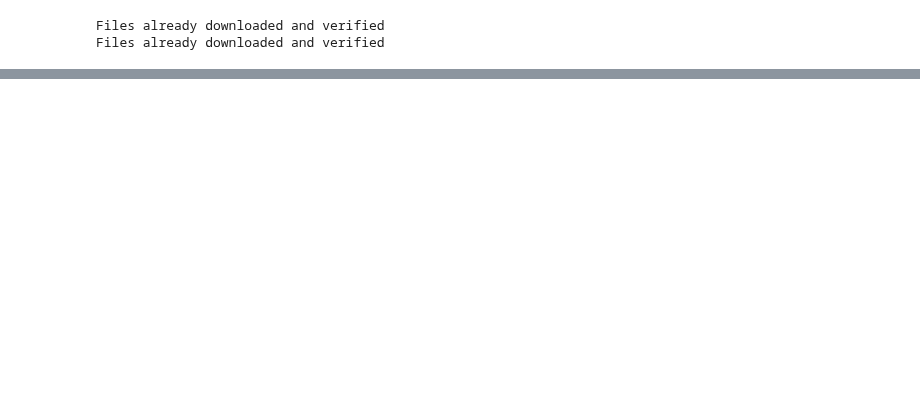
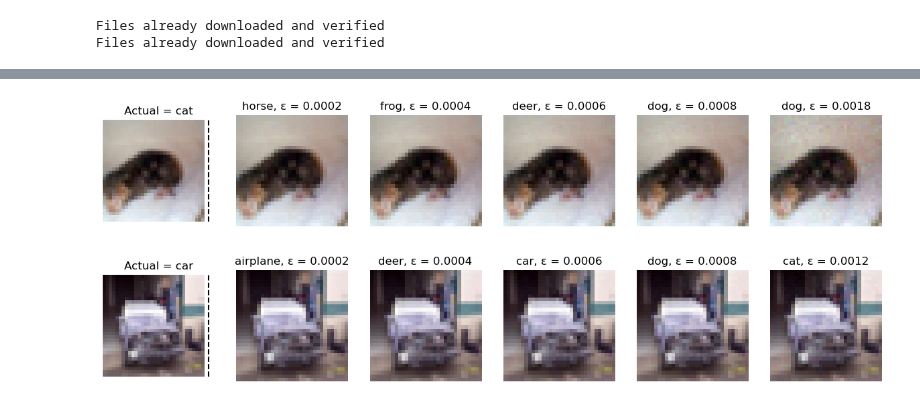
Before and after one commit to holzhauk/LocalLearning, a Jupyter notebook: notebooks/Attacks and boxplots .ipynb, the cells around one changed output, grey strips where cells are left out. Cells and saved outputs as stored; diff of their text form; code cells hidden in the pictures; blank space fills up the shorter version.

Commit message:
Something is maybe wrong with the labels printed above the images

```diff
--- a/notebooks/Attacks and boxplots .ipynb
+++ b/notebooks/Attacks and boxplots .ipynb
@@ -119,7 +119,7 @@ def data_critirium(
 
     return data, lab_data
 # %%
-max_num_steps = 20000
+max_num_steps = 10000
 step_size = 0.0001
 eps_start = 0
 
@@ -286,12 +284,10 @@ def plot_accuracy_vs_epsilon(accuracy_dict, actual_accuray_dict, modeltype):
 # %%
-idx = 42
-
 def MinMaxNorm(x: np.array) -> np.array:
         mi = np.amin(x)
         ma = np.amax(x)
         return (x - mi) / (ma - mi)
 
-def show_image(features):
+def show_image(features, idx):
 
     f_np = features.detach().cpu().numpy()
     HM = np.zeros((32, 32, 3))
@@ -301,29 +297,22 @@ def show_image(features):
     plt.axis("off")
     plt.imshow(HM, vmin=-nc, vmax=+nc)
 
-def plot_images(images):
+def plot_images(images, ilist, idxx=42):
+    n = len(ilist)
+    plt.figure(figsize=(15, 5))
 
-    N = len(images)
-
-    ilist = [i for i in range(2,N+2)]
-    plt.figure(figsize=(15,5))
-
-    plt.subplot(1,N+1,1)
-    show_image(images[0][3])
-    plt.title(f"Actual = {label_names[images[0][1][idx]]}")
-
+    plt.subplot(1, n+1, 1)
+    show_image(images[0][0], idxx)
+    plt.title(f"Actual = {label_names[images[0][1][idxx]]}")
     plt.axvline(x=33, color='k', linestyle='--')
 
-    for image,i in zip(images[1:],ilist):
+    for i, idx in enumerate(ilist):
+        image = images[idx]
+        plt.subplot(1, n+1, i+2)
+        show_image(image[0], idxx)
+        predicted_idx = int(image[2][idx])
+        plt.title(f"{label_names[predicted_idx]}, ε = {image[-1]:.5}")
 
-        plt.subplot(1,N+1,i)
-        show_image(image[0])
-
-        predicted_idx = int(image[2][idx])
-
-        plt.title(f"{label_names[predicted_idx]}, ε = {image[-1]}")
-
-    #plt.suptitle("Actual, predicted")
     plt.show()
 # %%
 # functions for downloading models in load_models.py
@@ -341,6 +333,9 @@ plot_accuracy_vs_epsilon(accuracy_dict_ll_wn, accuracy_act_ll_wn,  "ll")
 # %%
-plot_images(images_bp_wn)
-plot_images(images_ll_wn)
+plot_images(images_bp_wn,[1,2,3,4,9],idxx=8)
+plot_images(images_ll_wn,[1,2,3,4,6],idxx=7)
+# %% [output]
+[figure, added]
+[figure, added]
 # %%
 boxplot(criteps_ll_wn, criteps_bp_wn, "WN", "eps")
 boxplot(critdist_ll_wn, critdist_bp_wn, "WN", "dist")
```
Also changed, not shown: parts of 14 cells of this notebook.
